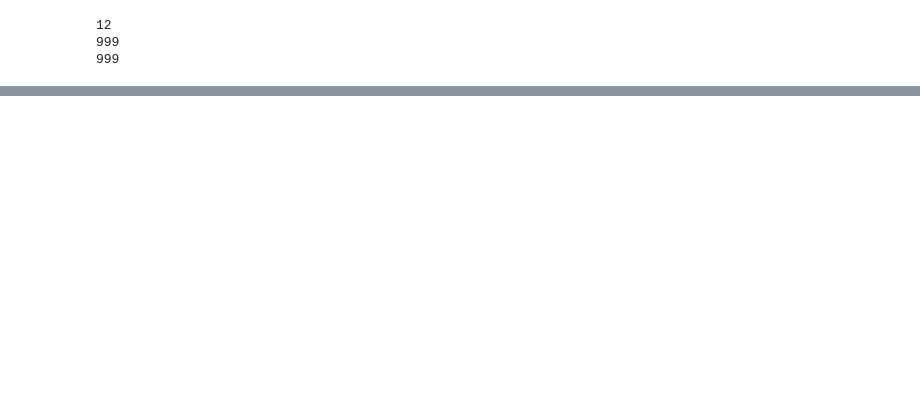
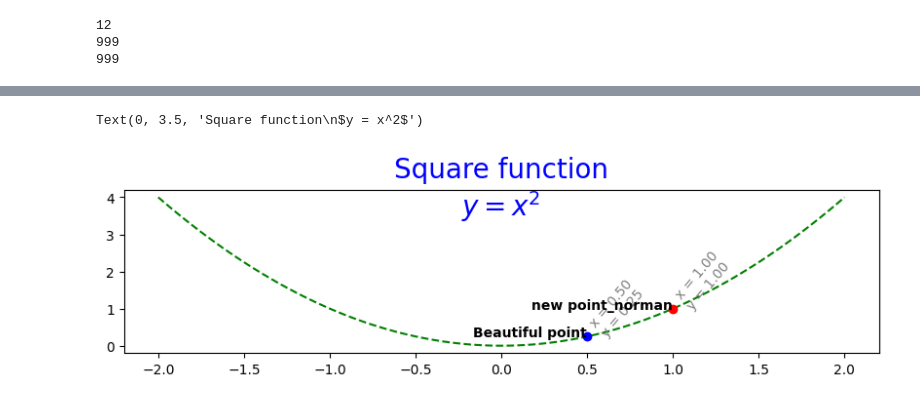
Before and after one commit to norman-glad/bureau_of_mess, a Jupyter notebook: asg1_pre_pro/asg1.ipynb, the cells around one changed output, grey strips where cells are left out. Drawn from its saved outputs; the diff is of its cells as text; code cells hidden in the pictures; blank space fills up the shorter version.

```diff
--- a/asg1_pre_pro/asg1.ipynb
+++ b/asg1_pre_pro/asg1.ipynb
@@ -91,0 +347,28 @@ Failing students: Index(['everybody'], dtype='object')
+# %%
+x = np.linspace(-2, 2, 100)
+fig = plt.figure(figsize=(10, 10))
+
+# x^2 in dashed green
+ax1 = plt.subplot2grid((4, 4), (0, 0), colspan=4)
+ax1.plot(x, x**2, 'g--')
+
+# Beautiful point
+beautiful_point_x = 0.5
+beautiful_point_y = beautiful_point_x**2
+ax1.plot(beautiful_point_x, beautiful_point_y, 'bo')
+ax1.text(beautiful_point_x, beautiful_point_y, "Beautiful point", ha="right", weight="heavy")
+ax1.text(beautiful_point_x, beautiful_point_y, f"x = {beautiful_point_x:.2f}\ny = {beautiful_point_y:.2f}", rotation=50, color='gray')
+
+# New point
+new_point_x = 1
+new_point_y = new_point_x**2
+ax1.plot(new_point_x, new_point_y, 'ro')
+ax1.text(new_point_x, new_point_y, "new point_norman", ha='right', weight="heavy")
+ax1.text(new_point_x, new_point_y, f"x = {new_point_x:.2f}\ny = {new_point_y:.2f}", rotation=50, color='gray')
+
+
+# Add text for the function
+ax1.text(0, 3.5, "Square function\n$y = x^2$", fontsize=20, color='blue', horizontalalignment="center")
+# %% [output]
+Text(0, 3.5, 'Square function\n$y = x^2$')
+[figure, added]
```
Also changed, not shown: parts of 23 cells of this notebook.
